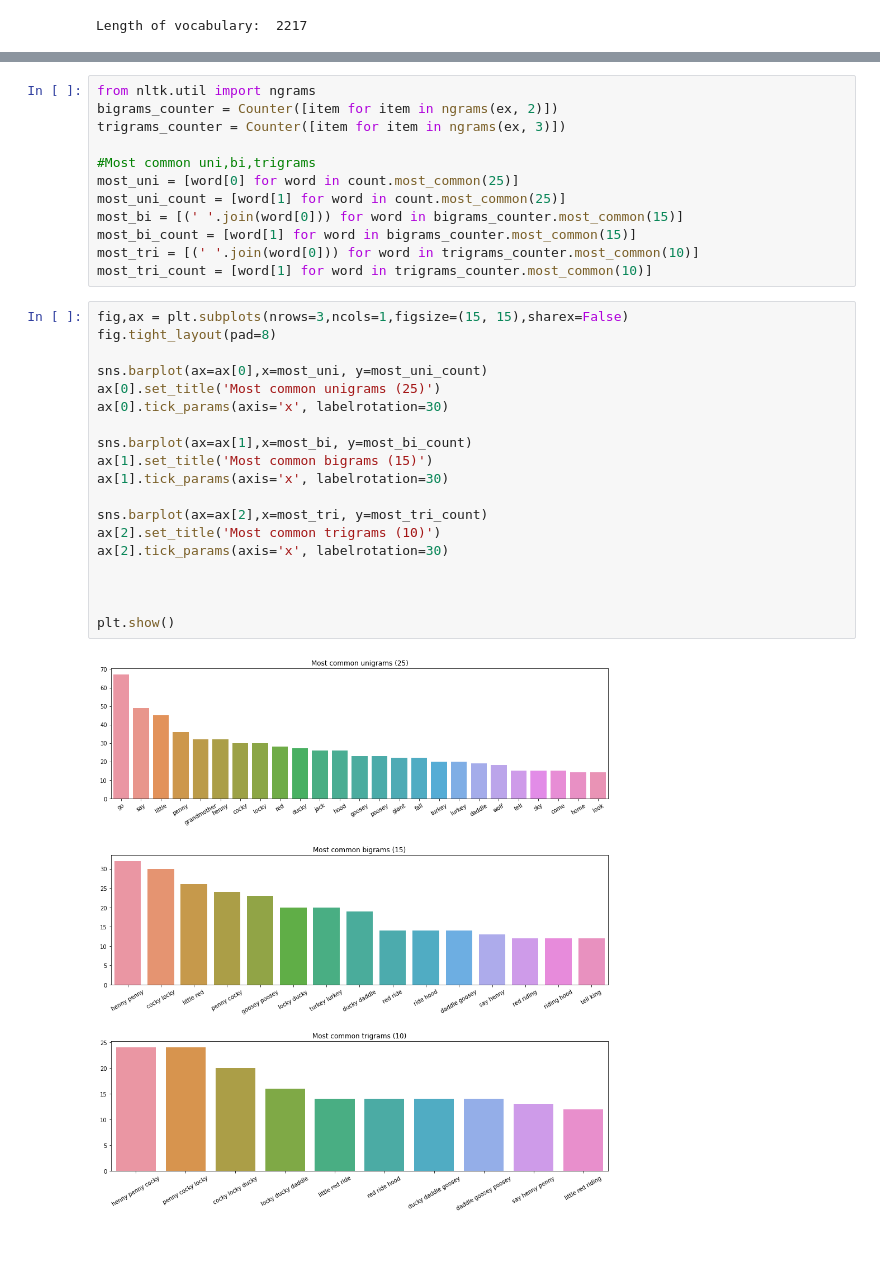
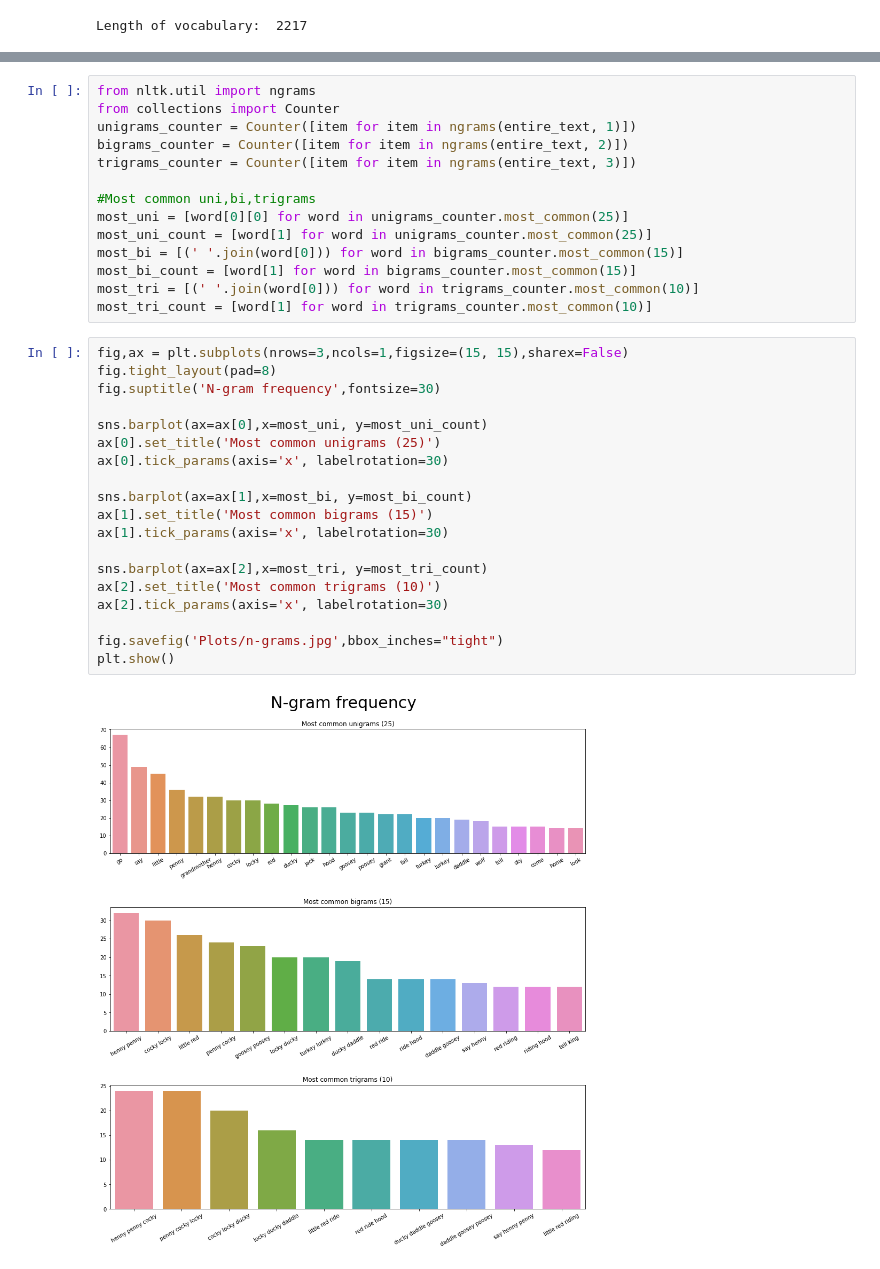
Before and after one commit to ishikaa25/LSTMs, a Jupyter notebook: Analysis.ipynb, the cells around one changed output, grey strips where cells are left out. Drawn from its saved outputs; the diff is of its cells as text.

```diff
--- a/Analysis.ipynb
+++ b/Analysis.ipynb
@@ -66,11 +84,13 @@ Most common words:  [('go', 67), ('say', 49), ('little', 45), ('penny', 36), ('g
 # %%
 from nltk.util import ngrams
-bigrams_counter = Counter([item for item in ngrams(ex, 2)])
-trigrams_counter = Counter([item for item in ngrams(ex, 3)])
+from collections import Counter
+unigrams_counter = Counter([item for item in ngrams(entire_text, 1)])
+bigrams_counter = Counter([item for item in ngrams(entire_text, 2)])
+trigrams_counter = Counter([item for item in ngrams(entire_text, 3)])
 
 #Most common uni,bi,trigrams
-most_uni = [word[0] for word in count.most_common(25)]
-most_uni_count = [word[1] for word in count.most_common(25)]
+most_uni = [word[0][0] for word in unigrams_counter.most_common(25)]
+most_uni_count = [word[1] for word in unigrams_counter.most_common(25)]
 most_bi = [(' '.join(word[0])) for word in bigrams_counter.most_common(15)]
 most_bi_count = [word[1] for word in bigrams_counter.most_common(15)]
 most_tri = [(' '.join(word[0])) for word in trigrams_counter.most_common(10)]
@@ -78,23 +98,23 @@ most_tri_count = [word[1] for word in trigrams_counter.most_common(10)]
 # %%
 fig,ax = plt.subplots(nrows=3,ncols=1,figsize=(15, 15),sharex=False)
 fig.tight_layout(pad=8)
+fig.suptitle('N-gram frequency',fontsize=30)
 
 sns.barplot(ax=ax[0],x=most_uni, y=most_uni_count)
 ax[0].set_title('Most common unigrams (25)')
 ax[0].tick_params(axis='x', labelrotation=30)
 
 sns.barplot(ax=ax[1],x=most_bi, y=most_bi_count)
 ax[1].set_title('Most common bigrams (15)')
 ax[1].tick_params(axis='x', labelrotation=30)
 
 sns.barplot(ax=ax[2],x=most_tri, y=most_tri_count)
 ax[2].set_title('Most common trigrams (10)')
 ax[2].tick_params(axis='x', labelrotation=30)
 
-
-
+fig.savefig('Plots/n-grams.jpg',bbox_inches="tight")
 plt.show()
 # %% [output]
-[figure, old version]
+[figure, new version]
 # %%
 from wordcloud import WordCloud
```
Also changed, not shown: parts of 7 cells of this notebook, 7 other files.
